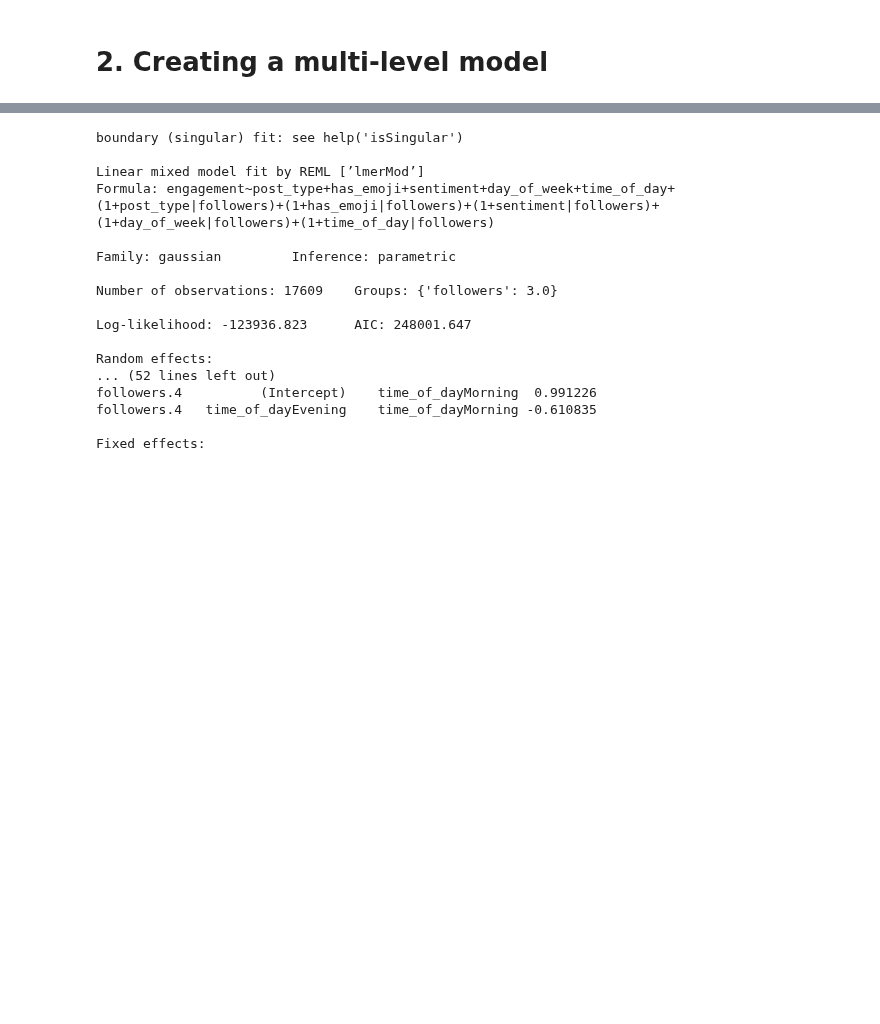
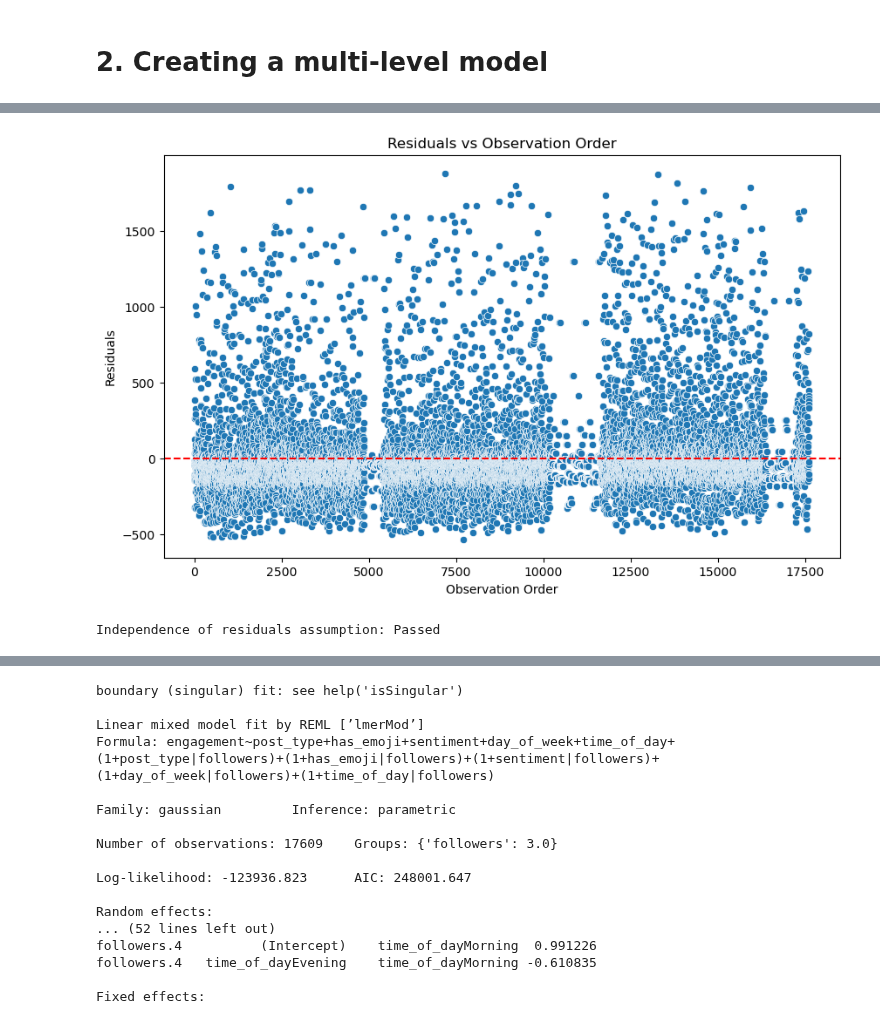
Before and after one commit to crlhbs/Group1_MarketingStrategy, a Jupyter notebook: Multi-level_Analysis.ipynb, the cells around one changed output, grey strips where cells are left out. Cells and saved outputs as stored; diff of their text form; code cells hidden in the pictures; blank space fills up the shorter version.

```diff
--- a/Multi-level_Analysis.ipynb
+++ b/Multi-level_Analysis.ipynb
@@ -96,0 +164,18 @@ original_df
+# %%
+### 4. Independence of Residuals Check ###
+plt.figure(figsize=(10, 6))
+sns.scatterplot(x=np.arange(len(residuals)), y=residuals)
+plt.axhline(0, color='red', linestyle='--')
+plt.xlabel('Observation Order')
+plt.ylabel('Residuals')
+plt.title('Residuals vs Observation Order')
+plt.show()
+
+dw_stat = np.sum(np.diff(residuals)**2) / np.sum(residuals**2)
+if 1.5 < dw_stat < 2.5:  # Durbin-Watson range for acceptable independence
+    print("Independence of residuals assumption: Passed")
+else:
+    print("Independence of residuals assumption: Failed")
+# %% [output]
+[figure, added]
+Independence of residuals assumption: Passed
```
Also changed, not shown: parts of 12 cells of this notebook, 2 other files.
